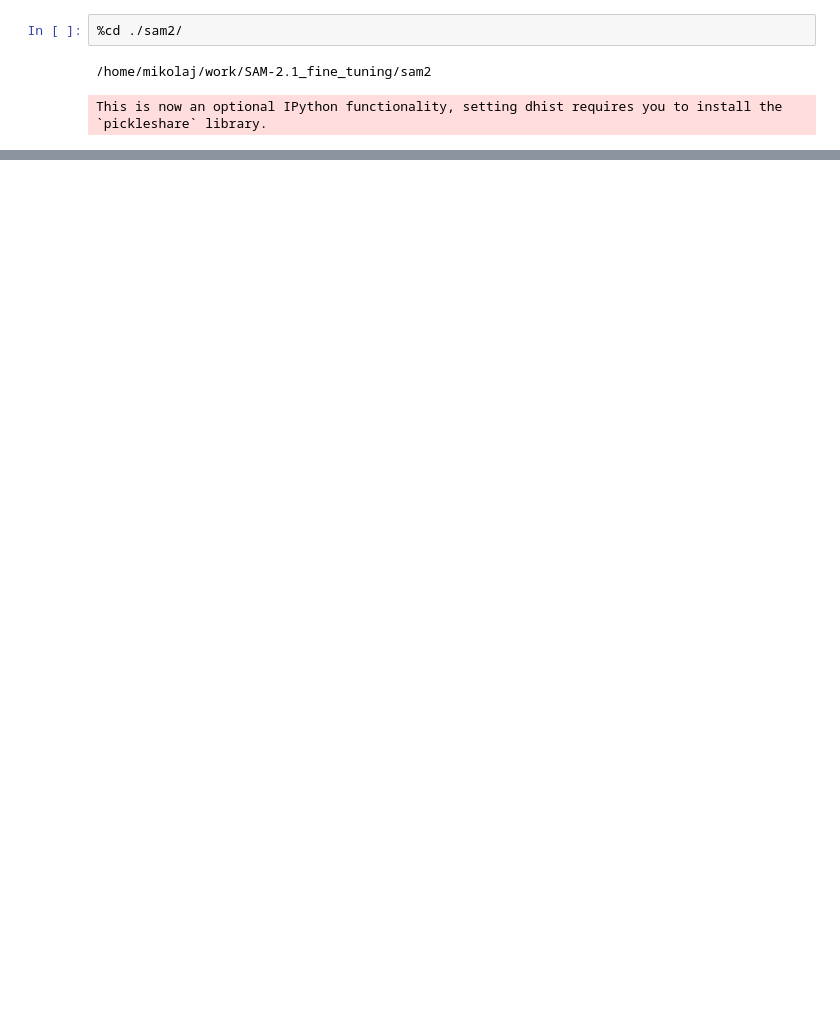
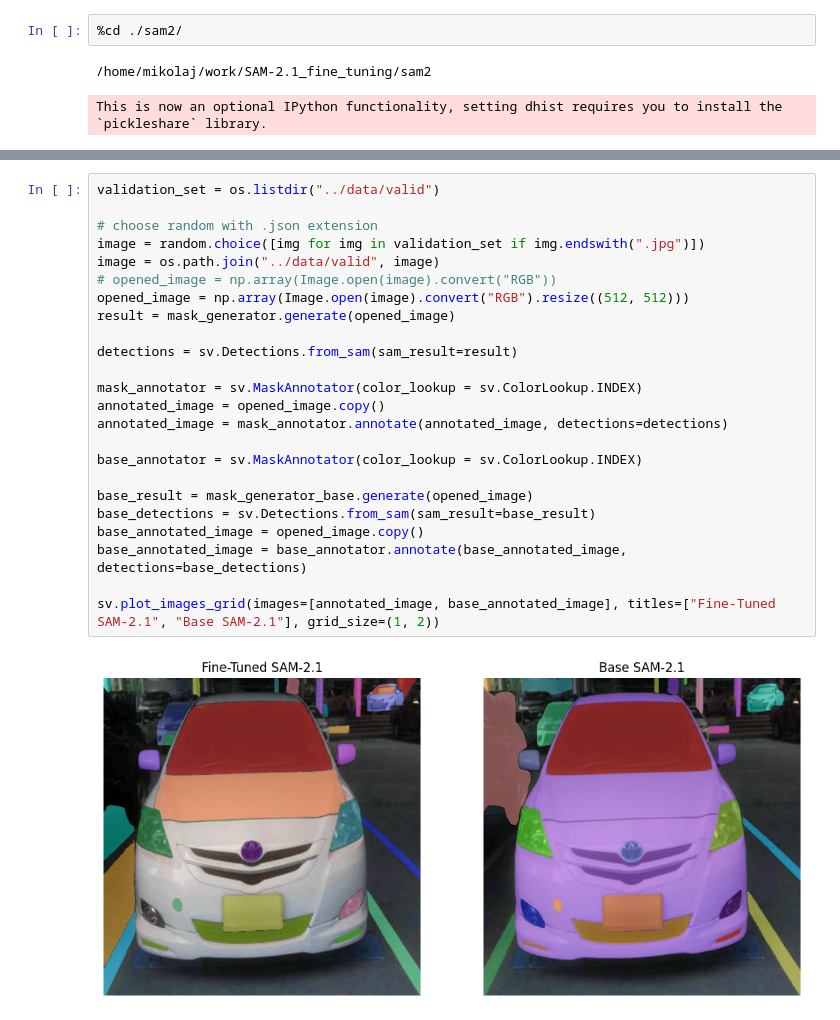
Before and after one commit to Mkoek213/SAM-2.1_fine_tuning, a Jupyter notebook: notebooks/model.ipynb, the cells around one changed output, grey strips where cells are left out. Cells and saved outputs as stored; diff of their text form; blank space fills up the shorter version.

```diff
--- a/notebooks/model.ipynb
+++ b/notebooks/model.ipynb
@@ -62,0 +163,26 @@ ERROR: Operation cancelled by user
+# %%
+validation_set = os.listdir("../data/valid")
+
+# choose random with .json extension
+image = random.choice([img for img in validation_set if img.endswith(".jpg")])
+image = os.path.join("../data/valid", image)
+# opened_image = np.array(Image.open(image).convert("RGB"))
+opened_image = np.array(Image.open(image).convert("RGB").resize((512, 512)))
+result = mask_generator.generate(opened_image)
+
+detections = sv.Detections.from_sam(sam_result=result)
+
+mask_annotator = sv.MaskAnnotator(color_lookup = sv.ColorLookup.INDEX)
+annotated_image = opened_image.copy()
+annotated_image = mask_annotator.annotate(annotated_image, detections=detections)
+
+base_annotator = sv.MaskAnnotator(color_lookup = sv.ColorLookup.INDEX)
+
+base_result = mask_generator_base.generate(opened_image)
+base_detections = sv.Detections.from_sam(sam_result=base_result)
+base_annotated_image = opened_image.copy()
+base_annotated_image = base_annotator.annotate(base_annotated_image, detections=base_detections)
+
+sv.plot_images_grid(images=[annotated_image, base_annotated_image], titles=["Fine-Tuned SAM-2.1", "Base SAM-2.1"], grid_size=(1, 2))
+# %% [output]
+[figure, added]
```
Also changed, not shown: parts of 13 cells of this notebook.
